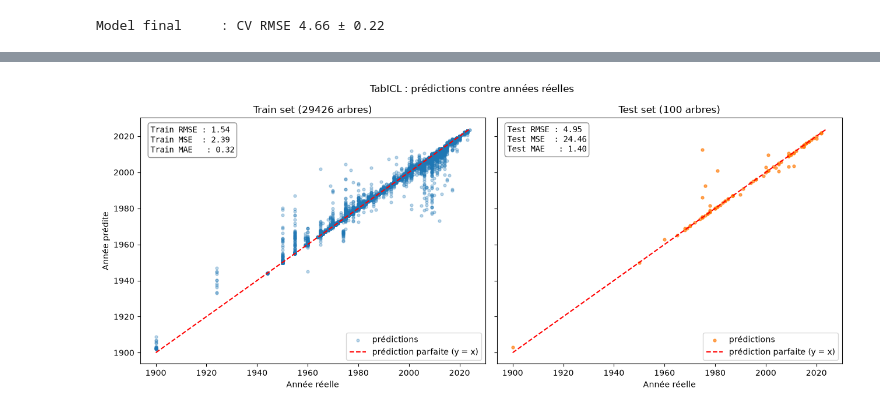
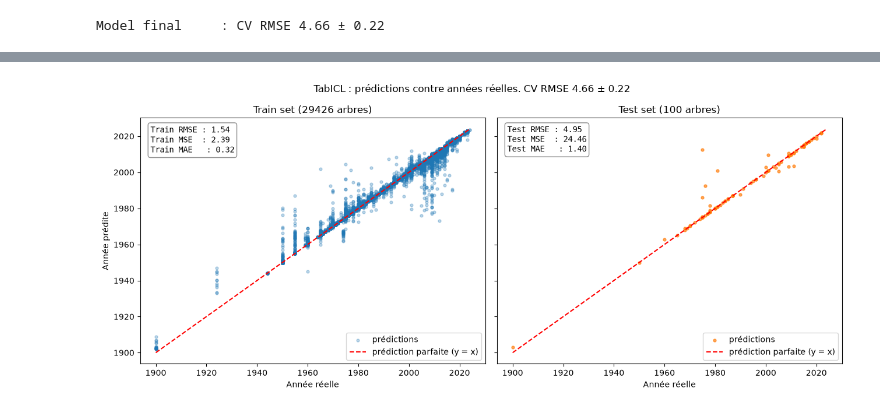
Before and after one commit to srcccninta/ML1, a Jupyter notebook: Notebooks/selection100arbres.ipynb, the cells around one changed output, grey strips where cells are left out. Saved outputs shown, nothing was run; the diff lists cells and outputs as text; code cells hidden in the pictures.

```diff
--- a/Notebooks/selection100arbres.ipynb
+++ b/Notebooks/selection100arbres.ipynb
@@ -140,32 +140,32 @@ metriques = {
               'MSE':  mean_squared_error(y_test, y_pred_test),
               'MAE':  mean_absolute_error(y_test, y_pred_test)}
 }
 
 # Mêmes bornes pour les deux graphiques
 lims = [min(y_train.min(), y_test.min()), max(y_train.max(), y_test.max())]
 
 fig, axes = plt.subplots(1, 2, figsize=(13, 5.5), sharex=True, sharey=True)
 
 for ax, (nom, y_vrai, y_pred, couleur) in zip(axes, [
         ('Train', y_train, y_pred_train, 'tab:blue'),
         ('Test',  y_test,  y_pred_test,  'tab:orange')]):
 
     ax.scatter(y_vrai, y_pred, alpha=0.3 if nom == 'Train' else 0.7, s=12, color=couleur, label='prédictions')
     ax.plot(lims, lims, 'r--', label='prédiction parfaite (y = x)')
     ax.set_title(f'{nom} set ({len(y_vrai)} arbres)')
     ax.set_xlabel('Année réelle')
     ax.legend(loc='lower right')
 
     # Bloc de texte avec les métriques
     texte = (f"{nom} RMSE : {metriques[nom]['RMSE']:.2f}\n"
              f"{nom} MSE  : {metriques[nom]['MSE']:.2f}\n"
              f"{nom} MAE   : {metriques[nom]['MAE']:.2f}")
     ax.text(0.03, 0.97, texte, transform=ax.transAxes, va='top', family='monospace',
             bbox=dict(boxstyle='round', facecolor='white', alpha=0.9, edgecolor='gray'))
 
 axes[0].set_ylabel('Année prédite')
-fig.suptitle('TabICL : prédictions contre années réelles')
+fig.suptitle(f'TabICL : prédictions contre années réelles. CV RMSE {-tabicl_cv['test_score'].mean():.2f} ± {tabicl_cv['test_score'].std():.2f}')
 plt.tight_layout()
 plt.show()
 # %% [output]
-[figure, old version]
+[figure, new version]
```
Also changed, not shown: parts of 1 cell of this notebook.
